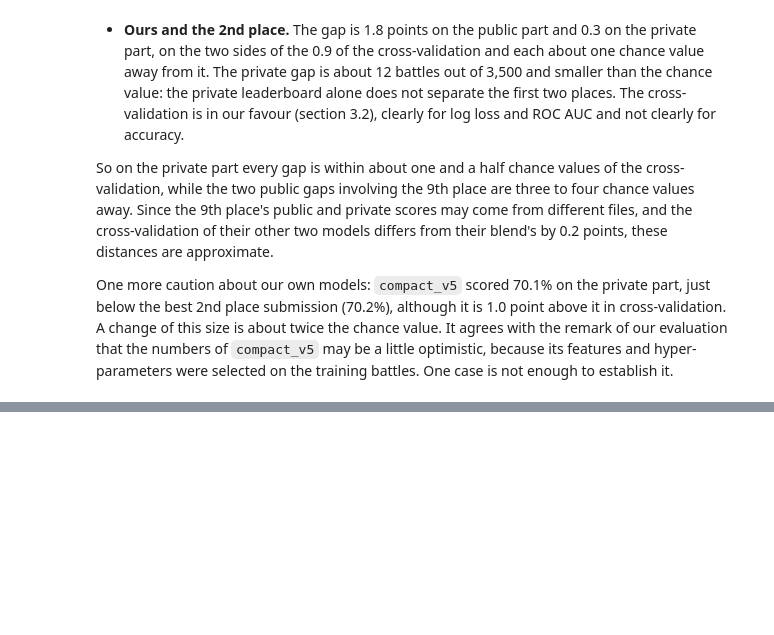
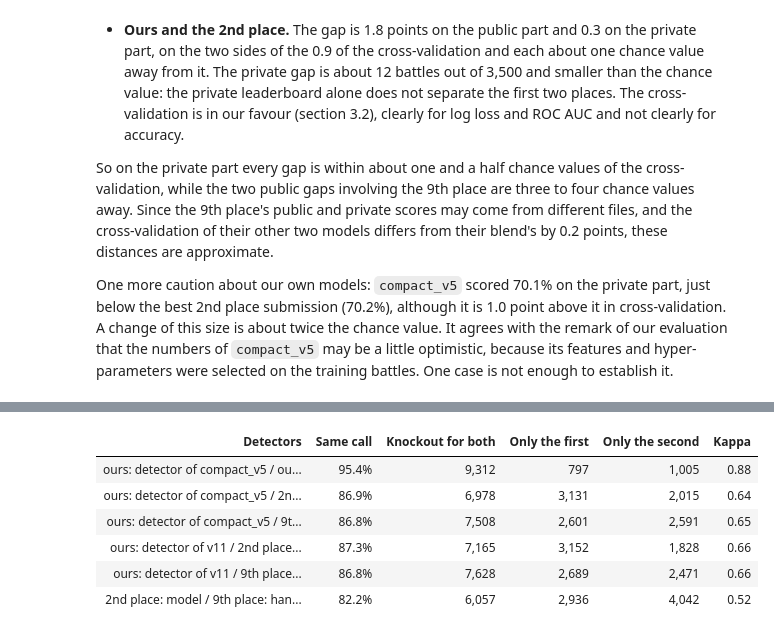
Before and after one commit to CiottoloMaggico/pokechallenge-fall-2026, a Jupyter notebook: docs/evaluation/comparison/comparison.ipynb, the cells around one changed output, grey strips where cells are left out. Cells and saved outputs as stored; diff of their text form; code cells hidden in the pictures; blank space fills up the shorter version.

```diff
--- a/docs/evaluation/comparison/comparison.ipynb
+++ b/docs/evaluation/comparison/comparison.ipynb
@@ -349,0 +369,10 @@ Limits: one fold assignment with five folds; cross-validation numbers that may b
+# %%
+dk.agreement_table(table("knockout_agreement"), ["v3", "v11", "second", "spikes"])
+# %% [output]
+| Detectors | Same call | Knockout for both | Only the first | Only the second | Kappa |
+| ours: detector of compact_v5 / ou... | 95.4% | 9,312 | 797 | 1,005 | 0.88 |
+| ours: detector of compact_v5 / 2n... | 86.9% | 6,978 | 3,131 | 2,015 | 0.64 |
+| ours: detector of compact_v5 / 9t... | 86.8% | 7,508 | 2,601 | 2,591 | 0.65 |
+| ours: detector of v11 / 2nd place... | 87.3% | 7,165 | 3,152 | 1,828 | 0.66 |
+| ours: detector of v11 / 9th place... | 86.8% | 7,628 | 2,689 | 2,471 | 0.66 |
+| 2nd place: model / 9th place: han... | 82.2% | 6,057 | 2,936 | 4,042 | 0.52 |
```
Also changed, not shown: parts of 13 cells of this notebook, 15 other files.
